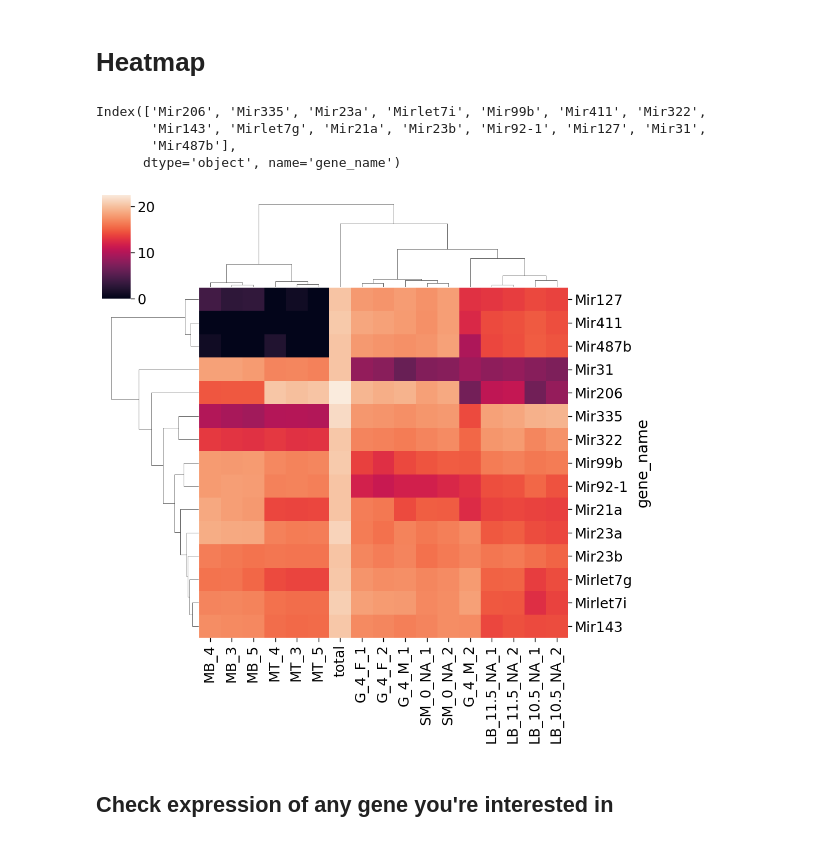
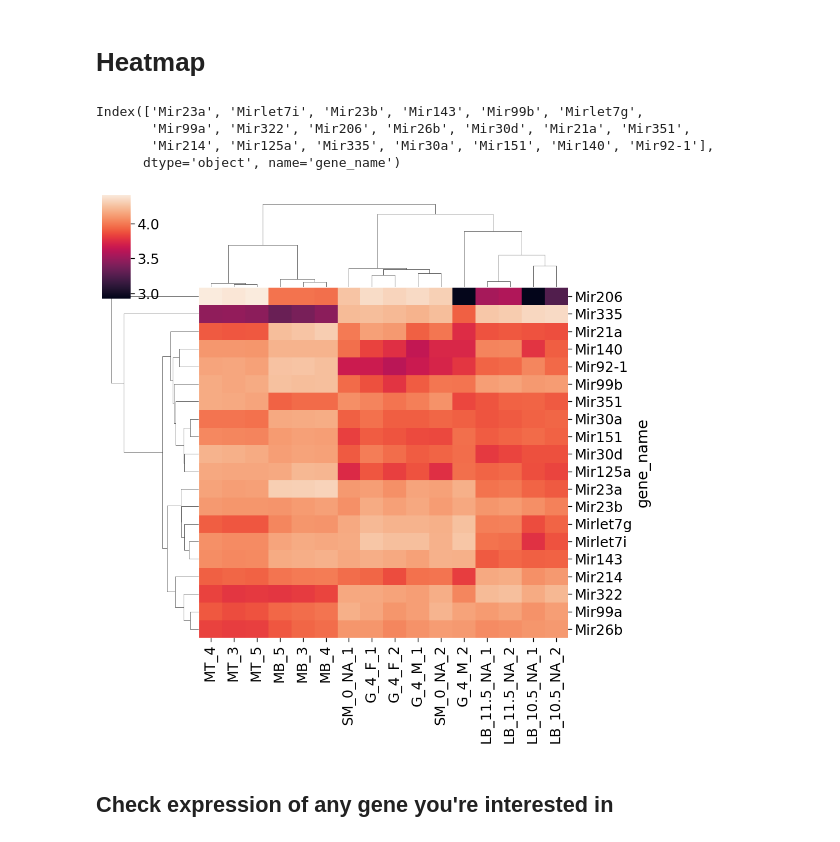
Before and after one commit to maroonApricot/cosmos-project, a Jupyter notebook: pcaheatmap.ipynb, the cells around one changed output. Cells and saved outputs as stored; diff of their text form; code cells hidden in the pictures.

Commit message:
more plot stuff yay

```diff
--- a/pcaheatmap.ipynb
+++ b/pcaheatmap.ipynb
@@ -177,25 +170,28 @@ merged_df = df.copy(deep=True)
 
 merged_df['total'] = merged_df.sum(axis=1)
 merged_df.sort_values(by='total', ascending=False, inplace=True)
-# merged_df.drop('total', axis=1, inplace=True)
+merged_df.drop('total', axis=1, inplace=True)
 
 # log2 transform and add pseudocount -- common way to transform RNA-seq data for visualization
 merged_df = np.log2(merged_df + 1)
 
 # show top 15 genes
-merged_df_top15 = merged_df[:15]
+merged_df_top15 = merged_df[:20]
 # %%
 merged_df_top15.index
 # %% [output]
-Index(['Mir206', 'Mir335', 'Mir23a', 'Mirlet7i', 'Mir99b', 'Mir411', 'Mir322',
-       'Mir143', 'Mirlet7g', 'Mir21a', 'Mir23b', 'Mir92-1', 'Mir127', 'Mir31',
-       'Mir487b'],
+Index(['Mir23a', 'Mirlet7i', 'Mir23b', 'Mir143', 'Mir99b', 'Mirlet7g',
+       'Mir99a', 'Mir322', 'Mir206', 'Mir26b', 'Mir30d', 'Mir21a', 'Mir351',
+       'Mir214', 'Mir125a', 'Mir335', 'Mir30a', 'Mir151', 'Mir140', 'Mir92-1'],
       dtype='object', name='gene_name')
 # %%
 # Use clustermap function in seaborn to make heatmap
 ax = sns.clustermap(data=merged_df_top15)
+
+output_file = "plots/heatmap.png"
+plt.savefig(output_file, dpi=300)
 # %% [output]
-[figure, old version]
+[figure, new version]
 # %% [markdown]
 ## Check expression of any gene you're interested in
 # %%
```
Also changed, not shown: parts of 4 cells of this notebook, 7 other files.
